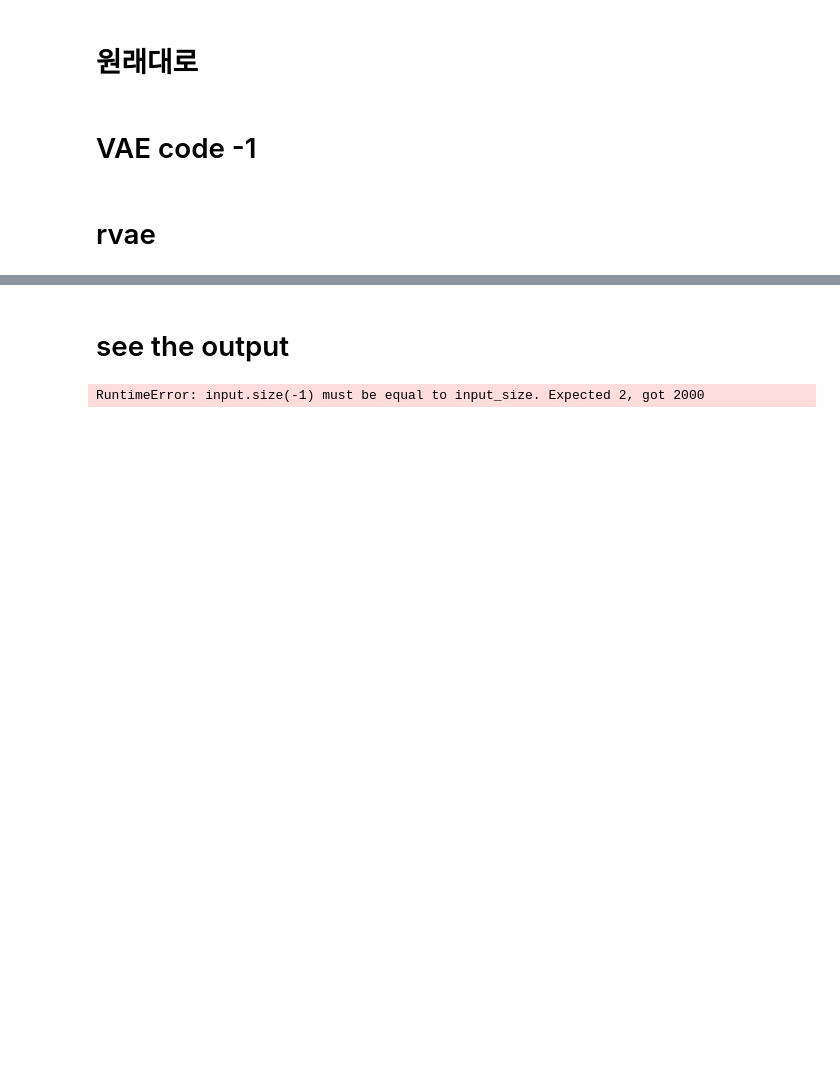
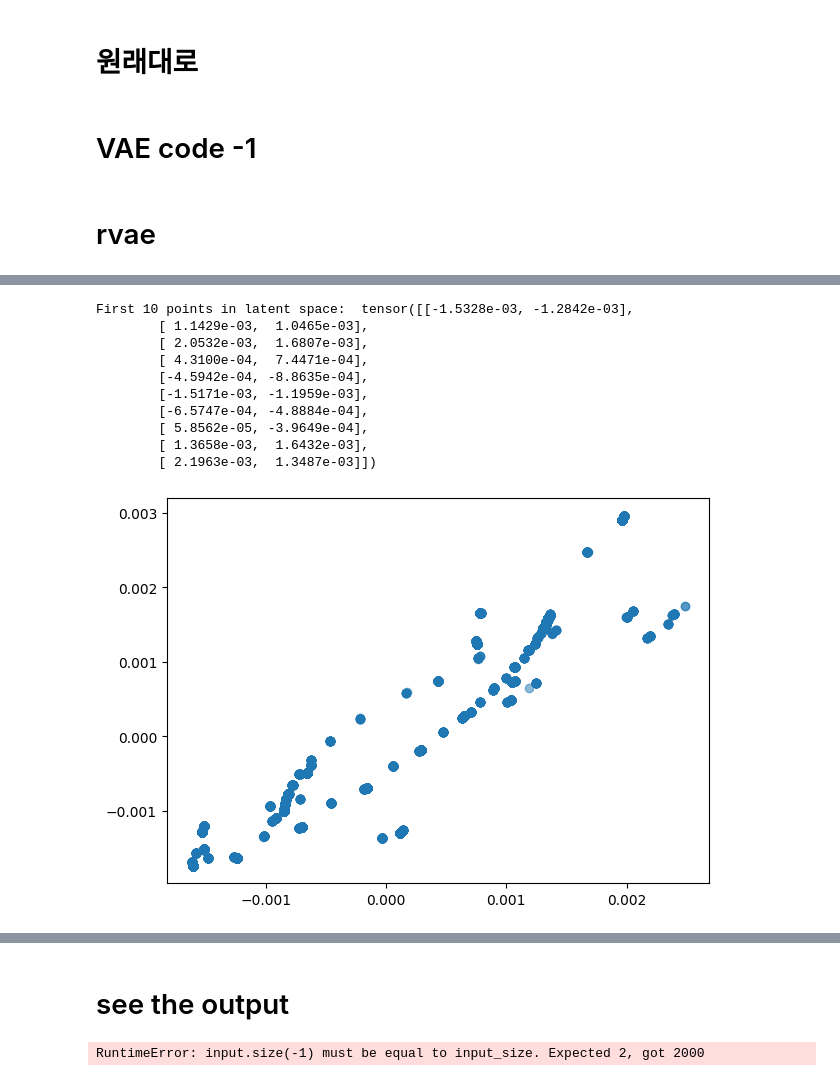
Before and after one commit to Nockda/dissertation, a Jupyter notebook: rl-baselines3-zoo-master/vae_with_action.ipynb, the cells around one changed output, grey strips where cells are left out. Cells and saved outputs as stored; diff of their text form; code cells hidden in the pictures; blank space fills up the shorter version.

```diff
--- a/rl-baselines3-zoo-master/vae_with_action.ipynb
+++ b/rl-baselines3-zoo-master/vae_with_action.ipynb
@@ -880,0 +947,31 @@ plt.show()
+# %%
+#back
+
+def visualize_latent_space(model, data_loader):
+    model.eval()  # Set the model to evaluation mode
+    latents = []
+    with torch.no_grad():  # No need to track the gradients
+        for batch_idx, batch in enumerate(data_loader):
+            batch_data = batch[0]  # get the data from the batch
+            mu, _ = model.encoder(batch_data)
+            latents.append(mu)
+    latents = torch.cat(latents)
+    print("First 10 points in latent space: ", latents[:10])  # Print the first 10 points
+    plt.figure(figsize=(7, 5))
+    plt.scatter(latents[:, 0], latents[:, 1], alpha=0.5, s=5)
+    plt.show()
+
+# Visualize the latent space
+visualize_latent_space(model, train_loader)
+# %% [output]
+First 10 points in latent space:  tensor([[-1.5328e-03, -1.2842e-03],
+        [ 1.1429e-03,  1.0465e-03],
+        [ 2.0532e-03,  1.6807e-03],
+        [ 4.3100e-04,  7.4471e-04],
+        [-4.5942e-04, -8.8635e-04],
+        [-1.5171e-03, -1.1959e-03],
+        [-6.5747e-04, -4.8884e-04],
+        [ 5.8562e-05, -3.9649e-04],
+        [ 1.3658e-03,  1.6432e-03],
+        [ 2.1963e-03,  1.3487e-03]])
+[figure, added]
```
Also changed, not shown: parts of 16 cells of this notebook, 21 other files.
